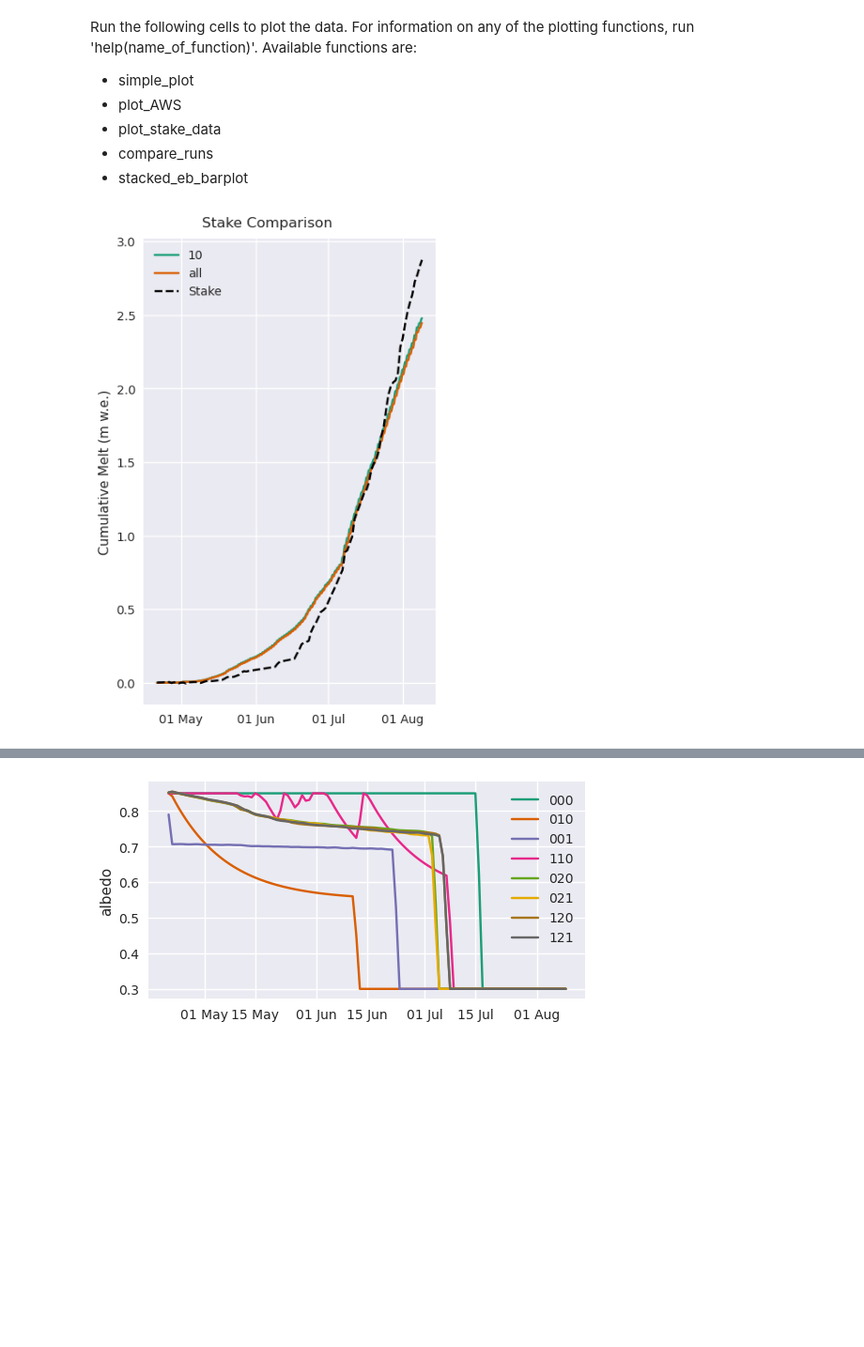
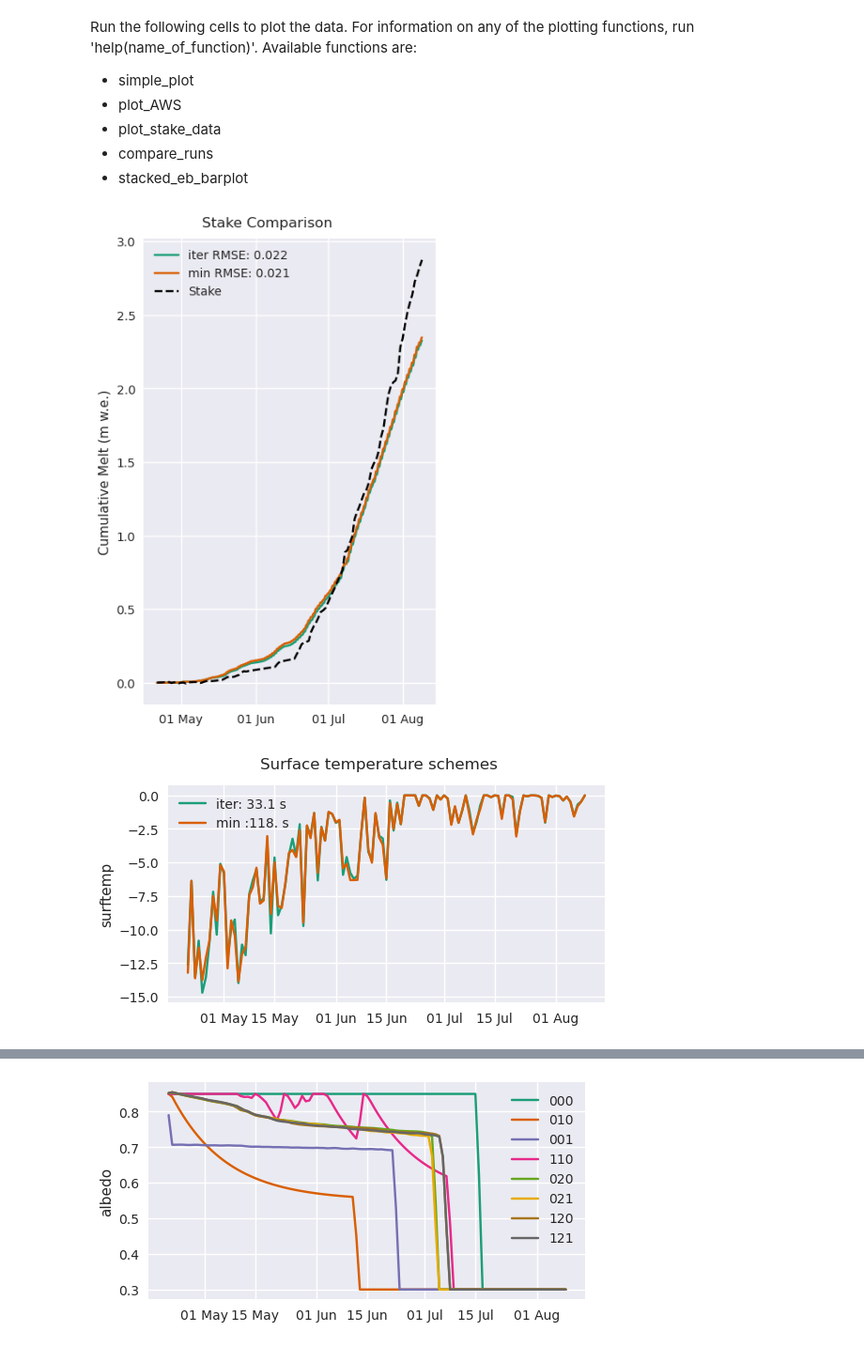
Before and after one commit to drounce/PyGEM, a Jupyter notebook: pygem_eb/processing/ebplotting.ipynb, the cells around one changed output, grey strips where cells are left out. Shown at 94% size. Drawn from its saved outputs; the diff is of its cells as text; code cells hidden in the pictures; blank space fills up the shorter version.

```diff
--- a/pygem_eb/processing/ebplotting.ipynb
+++ b/pygem_eb/processing/ebplotting.ipynb
@@ -19,13 +20,24 @@ Run the following cells to plot the data. For information on any of the plotting
 - stacked_eb_barplot
 # %%
 # Load in the data and get the dates available for the model run
-# output_fn = '~/research/Output/EB/Gulkana_2024_01_25_0.nc' # good base run
-output_fn = '~/research/Output/EB/Gulkana_2024_02_01_10.nc'
+base_fn = '~/research/Output/EB/Gulkana_2024_02_08_0.nc' # good base run
+output_fn = '~/research/Output/EB/Gulkana_2024_02_09_2.nc'
+ds_base,_,_ = getds(base_fn)
 ds,startdate,enddate = getds(output_fn)
 bin = 0
 stake_df = pd.read_csv('~/research/MB_data/Stakes/gulkanaAB23.csv')
 temp_df = pd.read_csv('~/research/MB_data/Gulkana/field_data/iButton_2023_all.csv')
+AWS_df = pd.read_csv('~/research/climate_data/AWS/Preprocessed/gulkanaD/gulkana_merra2.csv')
-# %%
-plot_stake_ablation(stake_df,[ds_10,ds_all],[startdate,enddate],['10','all'])
-# %% [output]
-[figure, removed]
+# %%
+ds_min,_,_ = getds('~/research/PyGEM-EB/../Output/EB/Gulkana_2024_02_09_minimization.nc')
+# %%
+iter_time = ds_base.attrs['time_elapsed'][:4]+' s'
+min_time = ds_min.attrs['time_elapsed'][:4]+' s'
+time_labels = ['iter: '+iter_time,'min :'+min_time]
+rmses = build_RMSEs([ds_base,ds_min],stake_df,[startdate,enddate],['iter','min'])
+rmse_labels = ['iter RMSE: '+str(rmses['iter'])[:5],'min RMSE: '+str(rmses['min'])[:5]]
+plot_stake_ablation(stake_df,[ds_base,ds_min],[startdate,enddate],rmse_labels)
+compare_runs([ds_base,ds_min],[startdate,enddate],time_labels,'surftemp',t='Surface temperature schemes')
+# %% [output]
+[figure, added]
+[figure, added]
```
Also changed, not shown: parts of 7 cells of this notebook, 15 other files.
